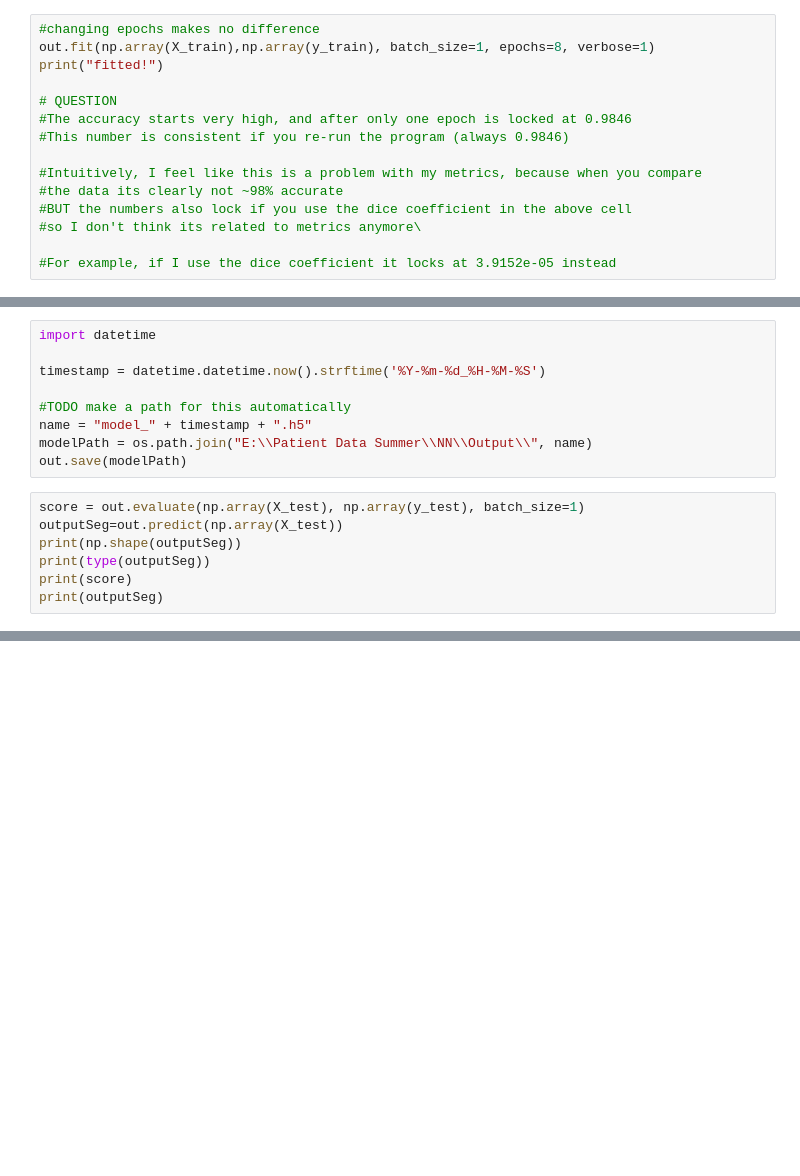
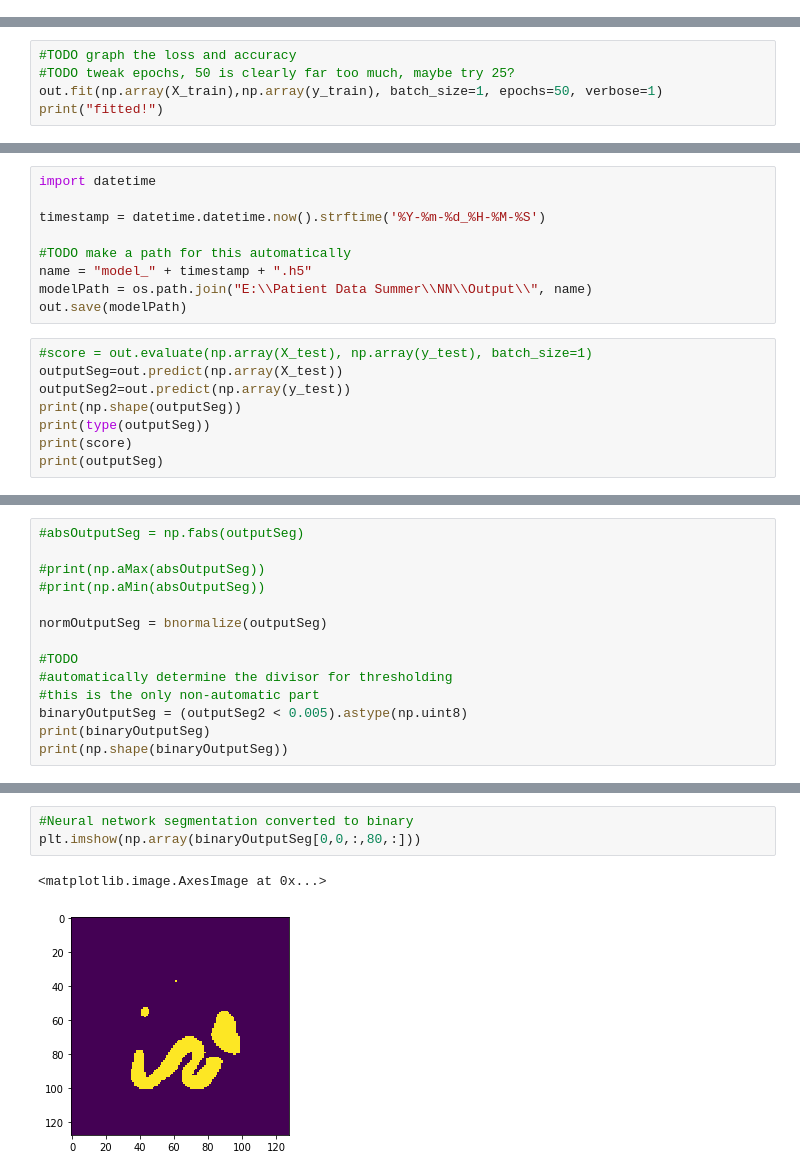
Before and after one commit to SlicerIGT/aigt, a Jupyter notebook: Notebooks/Segmentation3d/AutoSeg.ipynb, the cells around one changed output, grey strips where cells are left out. Drawn from its saved outputs; the diff is of its cells as text; blank space fills up the shorter version.

```diff
--- a/Notebooks/Segmentation3d/AutoSeg.ipynb
+++ b/Notebooks/Segmentation3d/AutoSeg.ipynb
@@ -509,18 +518,3 @@ print(np.shape(X_train))
 (1, 1, 128, 128, 128)
 (1, 1, 128, 128, 128)
 (10, 1, 128, 128, 128)
-# %%
-#changing epochs makes no difference
-out.fit(np.array(X_train),np.array(y_train), batch_size=1, epochs=8, verbose=1)
-print("fitted!")
-
-# QUESTION
-#The accuracy starts very high, and after only one epoch is locked at 0.9846
-#This number is consistent if you re-run the program (always 0.9846)
-
-#Intuitively, I feel like this is a problem with my metrics, because when you compare
-#the data its clearly not ~98% accurate
-#BUT the numbers also lock if you use the dice coefficient in the above cell
-#so I don't think its related to metrics anymore\
-
-#For example, if I use the dice coefficient it locks at 3.9152e-05 instead
@@ -544,0 +521,5 @@ fitted!
+# %%
+#TODO graph the loss and accuracy
+#TODO tweak epochs, 50 is clearly far too much, maybe try 25?
+out.fit(np.array(X_train),np.array(y_train), batch_size=1, epochs=50, verbose=1)
+print("fitted!")
@@ -552,8 +551,9 @@ name = "model_" + timestamp + ".h5"
 modelPath = os.path.join("E:\\Patient Data Summer\\NN\\Output\\", name)
 out.save(modelPath)
 # %%
-score = out.evaluate(np.array(X_test), np.array(y_test), batch_size=1)
+#score = out.evaluate(np.array(X_test), np.array(y_test), batch_size=1)
 outputSeg=out.predict(np.array(X_test))
+outputSeg2=out.predict(np.array(y_test))
 print(np.shape(outputSeg))
 print(type(outputSeg))
 print(score)
@@ -578,0 +579,14 @@ print(outputSeg)
+# %%
+#absOutputSeg = np.fabs(outputSeg)
+
+#print(np.aMax(absOutputSeg))
+#print(np.aMin(absOutputSeg))
+
+normOutputSeg = bnormalize(outputSeg)
+
+#TODO
+#automatically determine the divisor for thresholding
+#this is the only non-automatic part
+binaryOutputSeg = (outputSeg2 < 0.005).astype(np.uint8)
+print(binaryOutputSeg)
+print(np.shape(binaryOutputSeg))
@@ -613,0 +635,6 @@ plt.imshow(np.array(outputSeg[0,0,:,75,:]))
+# %%
+#Neural network segmentation converted to binary
+plt.imshow(np.array(binaryOutputSeg[0,0,:,80,:]))
+# %% [output]
+<matplotlib.image.AxesImage at 0x...>
+[figure, added]
```
Also changed, not shown: parts of 13 cells of this notebook.
